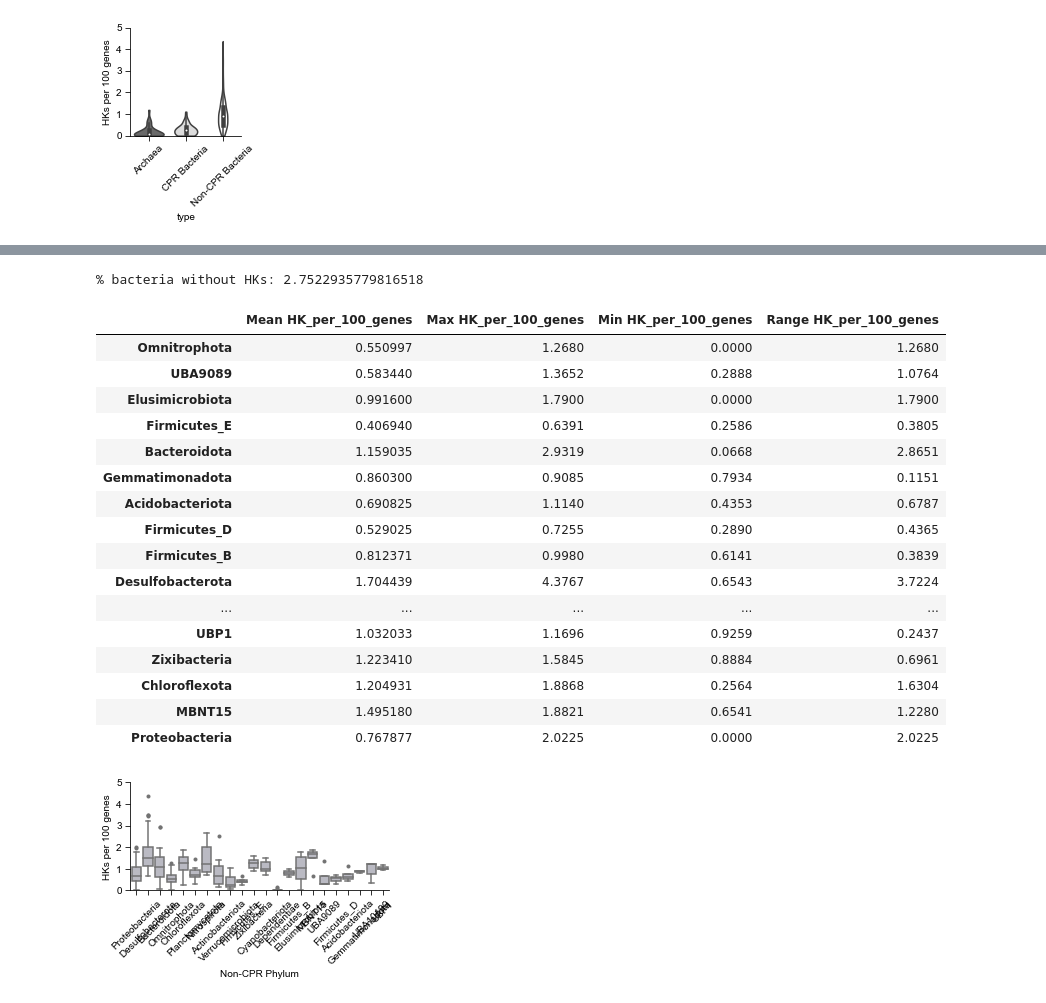
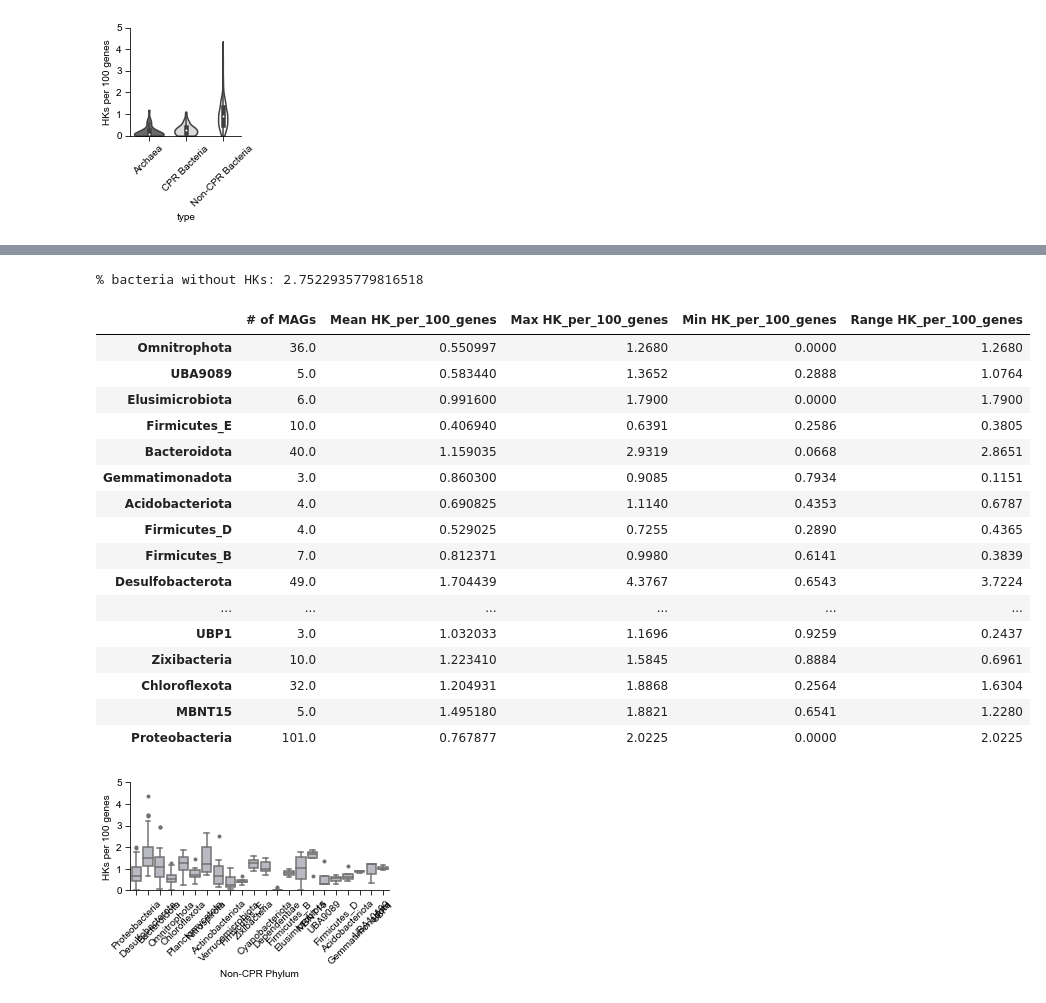
Before and after one commit to annelisegoldman/DeMMOworkflow, a Jupyter notebook: plotting scripts/022522_fig3.ipynb, the cells around one changed output, grey strips where cells are left out. Saved outputs shown, nothing was run; the diff lists cells and outputs as text; code cells hidden in the pictures.

Commit message:
update metric calcs

```diff
--- a/plotting scripts/022522_fig3.ipynb
+++ b/plotting scripts/022522_fig3.ipynb
@@ -23,6 +23,21 @@ colors = ['#ed7e7e', '#f5e17f', '#6a9fe6', '#8decfc', '#63a68d', '#ce90f0', '#f5
 gray_scale = ['#b9b9c4', '#b9b9c4', '#b9b9c4', '#b9b9c4', '#b9b9c4', '#b9b9c4', '#b9b9c4', '#b9b9c4', '#b9b9c4',
               '#b9b9c4', '#b9b9c4', '#b9b9c4', '#b9b9c4', '#b9b9c4', '#b9b9c4', '#b9b9c4', '#b9b9c4', '#b9b9c4',
               '#b9b9c4', '#b9b9c4', '#b9b9c4', '#b9b9c4']
+# %%
+def calculate_metrics(taxa_list,data_df,taxon):
+    '''Calculates max, min, mean, and range of HK frequency in a specified taxonomic level'''
+
+    metrics_df = pd.DataFrame(index = taxa_list)
+
+    for i in taxa_list:
+        metrics_df.at[i,"# of MAGs"] = data_df[taxon].value_counts(dropna=True)[i]
+        metrics_df.at[i,"Mean HK_per_100_genes"] = np.mean(data_df["HK_per_100_genes"][data_df[str(taxon)]==i])
+        metrics_df.at[i,"Max HK_per_100_genes"] = np.max(data_df["HK_per_100_genes"][data_df[str(taxon)]==i])
+        metrics_df.at[i,"Min HK_per_100_genes"] = np.min(data_df["HK_per_100_genes"][data_df[str(taxon)]==i])
+
+    metrics_df["Range HK_per_100_genes"] = metrics_df["Max HK_per_100_genes"] - metrics_df["Min HK_per_100_genes"]
+
+    return metrics_df
 # %%
 # Import data
 df1 = pd.read_csv("/Users/emilyfulk/Desktop/DeMMO data/022522_fig3.csv")
@@ -81,62 +112,53 @@ gen_red = gen[gen["phylum"].isin(trimmed_list)]
 # %%
 ## Calculate states for non-CPR bacteria
 # calculate % of bacteria with no HKs
 bacteria_no_HKs = len(gen[gen["HK_count"]==0])
 all_bacteria = 436
 bacteria_perc_no_HKs = (bacteria_no_HKs/all_bacteria)*100
 print('% bacteria without HKs:',bacteria_perc_no_HKs)
 
 # Calculate interquartile range (IQR) of all HK frequencies identified in general bacteria
 Q1 = np.percentile(gen["HK_per_100_genes"], 25)
 Q3 = np.percentile(gen["HK_per_100_genes"], 75)
 
 IQR = Q3 - Q1
 high_outlier_cutoff = Q3 + (1.5*IQR)
 low_outlier_cutoff = Q1 - (1.5*IQR)
 
 
 # Find phyla with HK frequencies below 1.5*interquartile range (low outliers)
 low_outlier_phyla = gen[gen["HK_per_100_genes"]<low_outlier_cutoff]
 
 # Find phyla with HK frequencies below 1.5*interquartile range (low outliers)
 high_outlier_phyla = gen[gen["HK_per_100_genes"]>high_outlier_cutoff]
-high_outlier_phyla
+
 
 # find distribution with highest and lowest mean HK frequencies
 gen_phyla = list(set(gen_red["phylum"]))
 
-gen_red_stats = pd.DataFrame(index=gen_phyla)
-
-for i in gen_phyla:
-    gen_red_stats.at[i,"Mean HK_per_100_genes"] = np.mean(gen_red["HK_per_100_genes"][gen_red["phylum"]==i])
-    gen_red_stats.at[i,"Max HK_per_100_genes"] = np.max(gen_red["HK_per_100_genes"][gen_red["phylum"]==i])
-    gen_red_stats.at[i,"Min HK_per_100_genes"] = np.min(gen_red["HK_per_100_genes"][gen_red["phylum"]==i])
-
-gen_red_stats["Range HK_per_100_genes"] = gen_red_stats["Max HK_per_100_genes"] - gen_red_stats["Min HK_per_100_genes"]
-
-print("Min mean:",gen_red_stats.idxmin(axis=0),gen_red_stats.min(axis=0))
-print("Max mean:",gen_red_stats.idxmax(axis=0),gen_red_stats.max(axis=0))
-
+gen_red_stats = calculate_metrics(gen_phyla,gen_red,"phylum")
 gen_red_stats
+#print("Min mean:",gen_red_stats.idxmin(axis=0),gen_red_stats.min(axis=0))
+#print("Max mean:",gen_red_stats.idxmax(axis=0),gen_red_stats.max(axis=0))
 # %% [output]
 % bacteria without HKs: 2.7522935779816518
-|  | Mean HK_per_100_genes | Max HK_per_100_genes | Min HK_per_100_genes | Range HK_per_100_genes |
-| Omnitrophota | 0.550997 | 1.2680 | 0.0000 | 1.2680 |
-| UBA9089 | 0.583440 | 1.3652 | 0.2888 | 1.0764 |
-| Elusimicrobiota | 0.991600 | 1.7900 | 0.0000 | 1.7900 |
-| Firmicutes_E | 0.406940 | 0.6391 | 0.2586 | 0.3805 |
-| Bacteroidota | 1.159035 | 2.9319 | 0.0668 | 2.8651 |
-| Gemmatimonadota | 0.860300 | 0.9085 | 0.7934 | 0.1151 |
-| Acidobacteriota | 0.690825 | 1.1140 | 0.4353 | 0.6787 |
-| Firmicutes_D | 0.529025 | 0.7255 | 0.2890 | 0.4365 |
-| Firmicutes_B | 0.812371 | 0.9980 | 0.6141 | 0.3839 |
-| Desulfobacterota | 1.704439 | 4.3767 | 0.6543 | 3.7224 |
-| ... | ... | ... | ... | ... |
-| UBP1 | 1.032033 | 1.1696 | 0.9259 | 0.2437 |
-| Zixibacteria | 1.223410 | 1.5845 | 0.8884 | 0.6961 |
-| Chloroflexota | 1.204931 | 1.8868 | 0.2564 | 1.6304 |
-| MBNT15 | 1.495180 | 1.8821 | 0.6541 | 1.2280 |
-| Proteobacteria | 0.767877 | 2.0225 | 0.0000 | 2.0225 |
+|  | # of MAGs | Mean HK_per_100_genes | Max HK_per_100_genes | Min HK_per_100_genes | Range HK_per_100_genes |
+| Omnitrophota | 36.0 | 0.550997 | 1.2680 | 0.0000 | 1.2680 |
+| UBA9089 | 5.0 | 0.583440 | 1.3652 | 0.2888 | 1.0764 |
+| Elusimicrobiota | 6.0 | 0.991600 | 1.7900 | 0.0000 | 1.7900 |
+| Firmicutes_E | 10.0 | 0.406940 | 0.6391 | 0.2586 | 0.3805 |
+| Bacteroidota | 40.0 | 1.159035 | 2.9319 | 0.0668 | 2.8651 |
+| Gemmatimonadota | 3.0 | 0.860300 | 0.9085 | 0.7934 | 0.1151 |
+| Acidobacteriota | 4.0 | 0.690825 | 1.1140 | 0.4353 | 0.6787 |
+| Firmicutes_D | 4.0 | 0.529025 | 0.7255 | 0.2890 | 0.4365 |
+| Firmicutes_B | 7.0 | 0.812371 | 0.9980 | 0.6141 | 0.3839 |
+| Desulfobacterota | 49.0 | 1.704439 | 4.3767 | 0.6543 | 3.7224 |
+| ... | ... | ... | ... | ... | ... |
+| UBP1 | 3.0 | 1.032033 | 1.1696 | 0.9259 | 0.2437 |
+| Zixibacteria | 10.0 | 1.223410 | 1.5845 | 0.8884 | 0.6961 |
+| Chloroflexota | 32.0 | 1.204931 | 1.8868 | 0.2564 | 1.6304 |
+| MBNT15 | 5.0 | 1.495180 | 1.8821 | 0.6541 | 1.2280 |
+| Proteobacteria | 101.0 | 0.767877 | 2.0225 | 0.0000 | 2.0225 |
 # %%
 # make box plot for non-CPR bacteria
 
```
Also changed, not shown: parts of 5 cells of this notebook.
